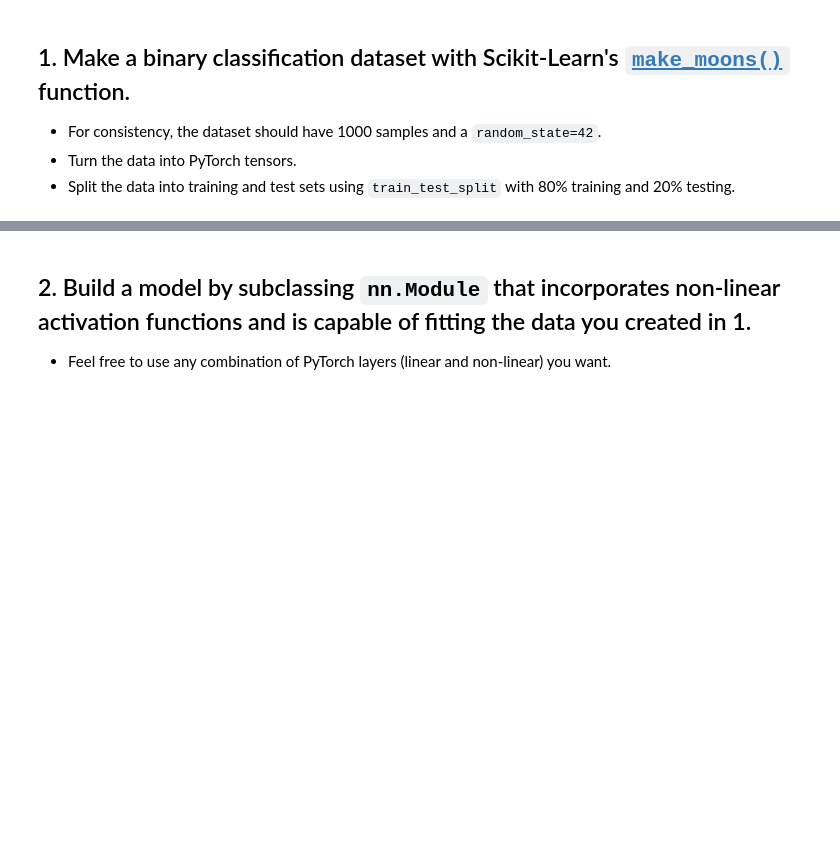
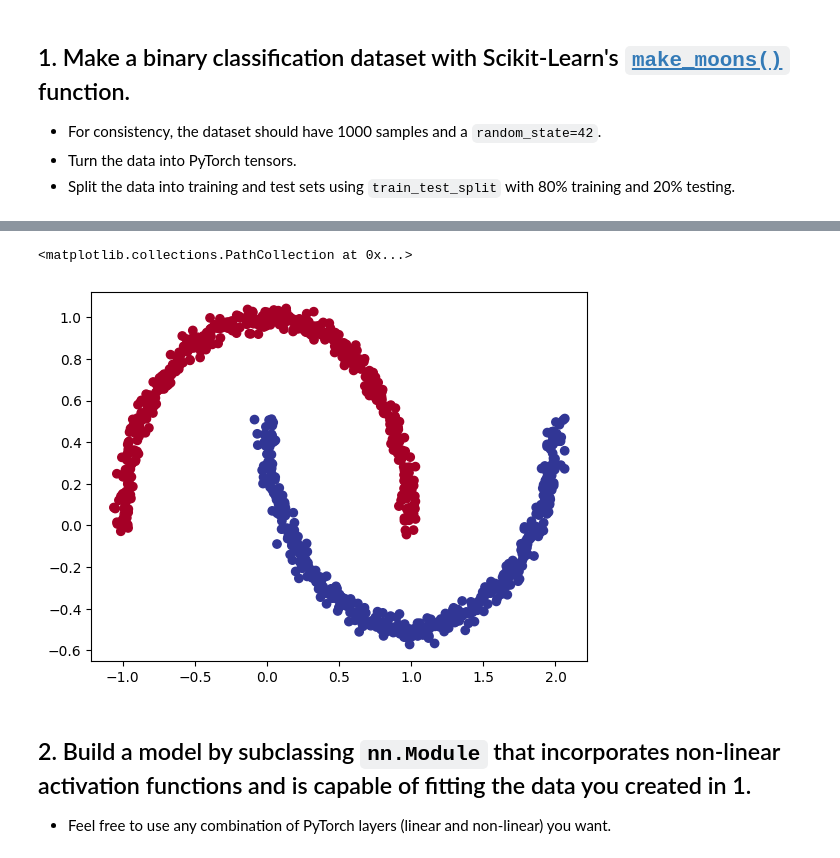
Before and after one commit to amanullahshah32/Deep-Learning, a Jupyter notebook: 02_pytorch_classification_exercises.ipynb, the cells around one changed output, grey strips where cells are left out. Saved outputs shown, nothing was run; the diff lists cells and outputs as text; code cells hidden in the pictures; blank space fills up the shorter version.

```diff
--- a/02_pytorch_classification_exercises.ipynb
+++ b/02_pytorch_classification_exercises.ipynb
@@ -36,0 +34,11 @@ import pandas as pd
+# %%
+# Turn data into a DataFrame
+import pandas as pd
+
+n_samples = 1000
+
+X, y = make_moons(n_samples, noise = 0.03, random_state = 42)
+
+# See first 5 values of X and y
+print(f"First 5 X values; {X[:5]}\n")
+print(f"First 5 y values; {y[:5]}\n")
@@ -37,6 +66,13 @@ import pandas as pd
 # %%
 # Visualize the data on a scatter plot
 import matplotlib.pyplot as plt
+plt.scatter(x=X[:,0],
+            y=X[:,1],
+            c = y,
+            cmap = plt.cm.RdYlBu)
+# %% [output]
+<matplotlib.collections.PathCollection at 0x...>
+[figure, added]
 # %%
 # Turn data into tensors of dtype float
 
```
Also changed, not shown: parts of 4 cells of this notebook.
